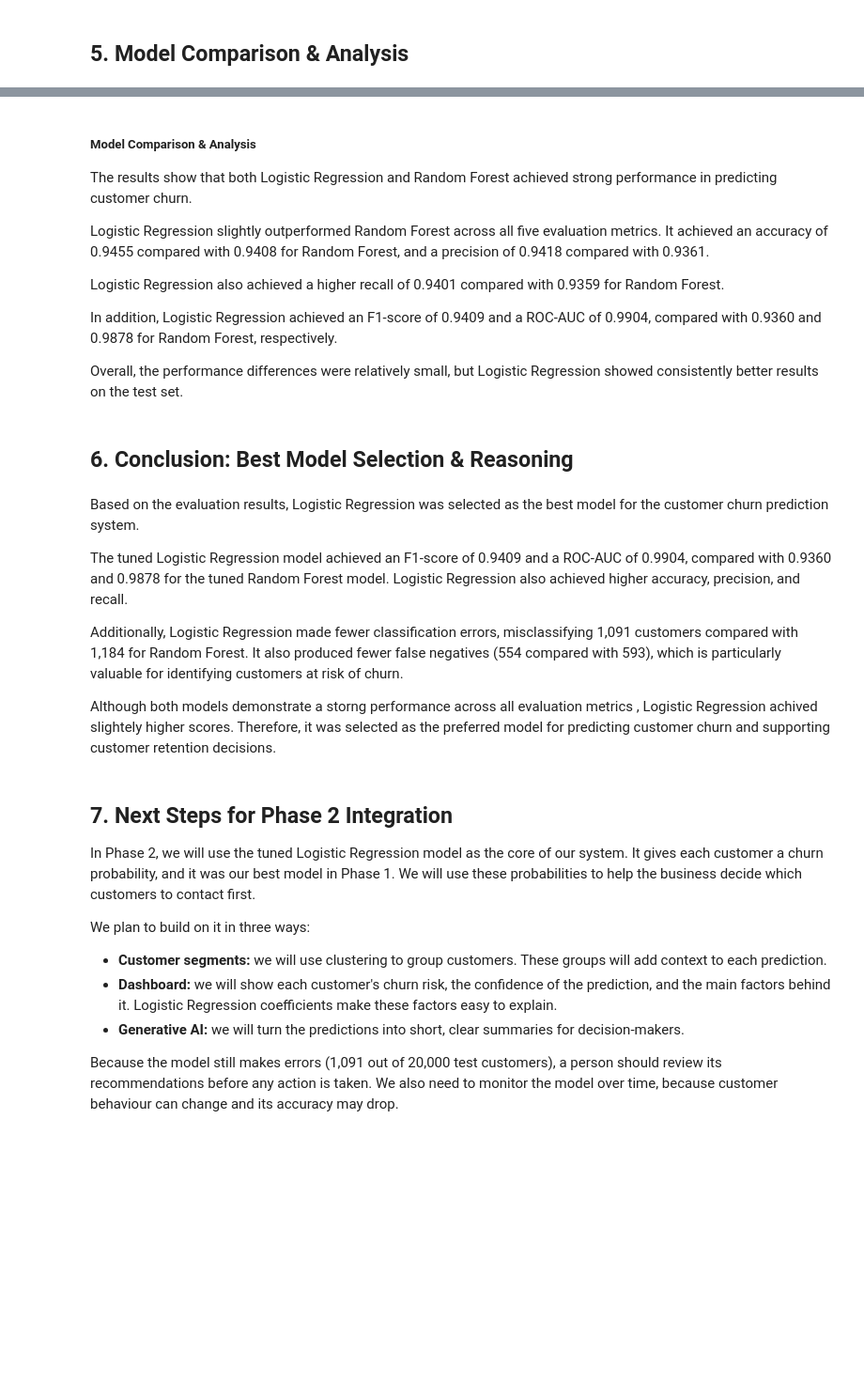
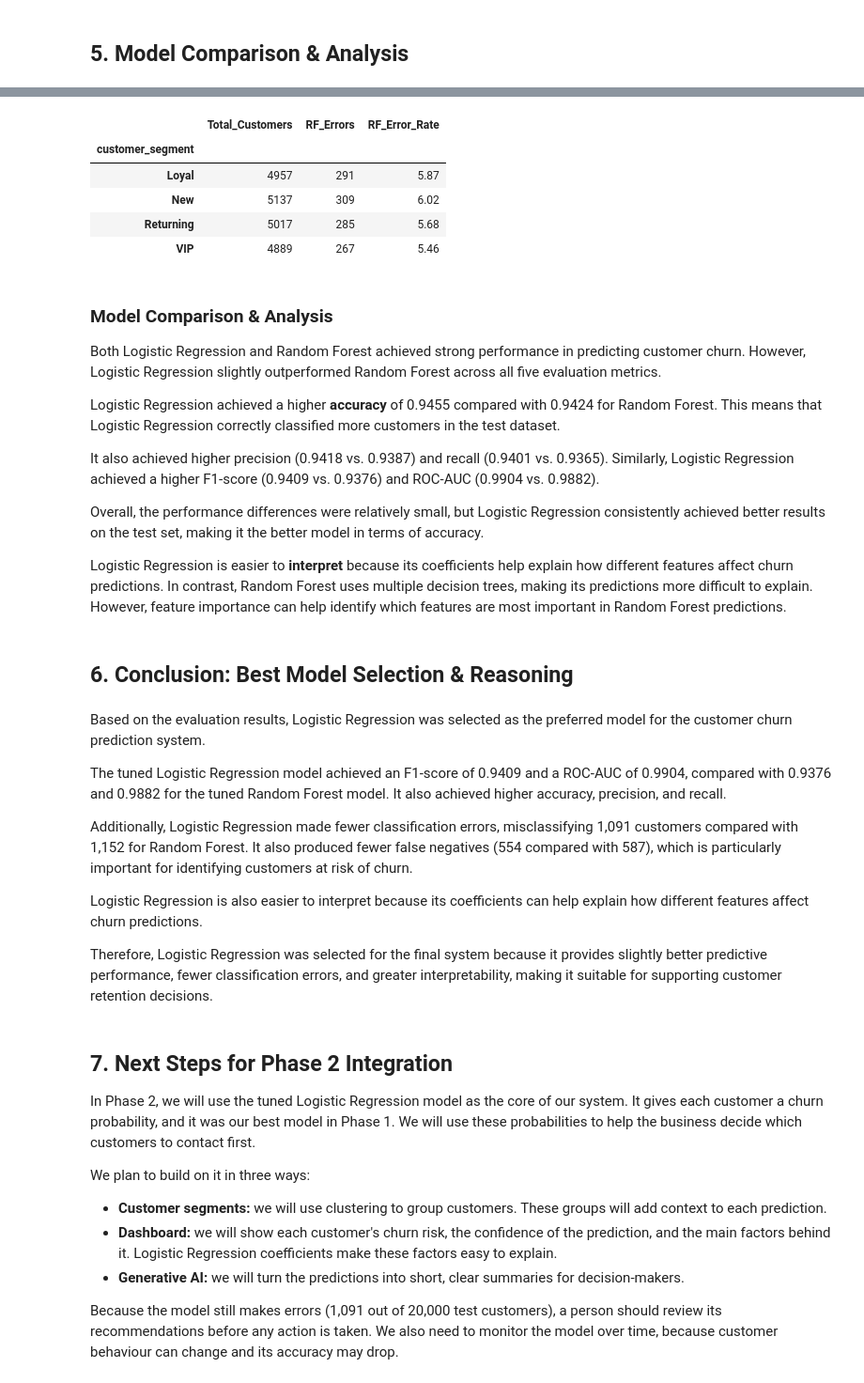
Before and after one commit to jooryA/SWE485-Project-Group6, a Jupyter notebook: Phase1_Supervised_Learning.ipynb, the cells around one changed output, grey strips where cells are left out. Shown at 94% size. Cells and saved outputs as stored; diff of their text form; code cells hidden in the pictures; blank space fills up the shorter version.

```diff
--- a/Phase1_Supervised_Learning.ipynb
+++ b/Phase1_Supervised_Learning.ipynb
@@ -553,0 +670,30 @@ comparison
+# %%
+# Model 2 - Random Forest
+
+# Analyze misclassifications by customer segment
+
+#Read selected data (before hot encoding to fing categories name)
+error_analysis = pd.read_csv("Dataset/Processed/test_selected.csv")
+
+error_analysis["LR_Error"] = (lr_tuned_pred != error_analysis["churn_flag"].to_numpy()).astype(int)
+error_analysis["RF_Error"] = (rf_tuned_pred != error_analysis["churn_flag"].to_numpy()).astype(int)
+
+segment_errors = error_analysis.groupby("customer_segment").agg(
+    Total_Customers=("churn_flag", "size"),
+    LR_Errors=("LR_Error", "sum"),
+    RF_Errors=("RF_Error", "sum"),
+    LR_Error_Rate=("LR_Error", "mean"),
+    RF_Error_Rate=("RF_Error", "mean")
+)
+
+segment_errors["LR_Error_Rate"] = (segment_errors["LR_Error_Rate"] * 100).round(2)
+segment_errors["RF_Error_Rate"] = (segment_errors["RF_Error_Rate"] * 100).round(2)
+
+display(segment_errors)
+# %% [output]
+|  | Total_Customers | RF_Errors | RF_Error_Rate |
+| customer_segment |  |  |  |
+| Loyal | 4957 | 291 | 5.87 |
+| New | 5137 | 309 | 6.02 |
+| Returning | 5017 | 285 | 5.68 |
+| VIP | 4889 | 267 | 5.46 |
@@ -554,26 +720,27 @@ comparison
 # %% [markdown]
-##### Model Comparison & Analysis
+### Model Comparison & Analysis
 
-The results show that both Logistic Regression and Random Forest achieved strong performance in predicting customer churn.
+Both Logistic Regression and Random Forest achieved strong performance in predicting customer churn. However, Logistic Regression slightly outperformed Random Forest across all five evaluation metrics.
 
-Logistic Regression slightly outperformed Random Forest across all five evaluation metrics. It achieved an accuracy of 0.9455 compared with 0.9408 for Random Forest, and a precision of 0.9418 compared with 0.9361.
+Logistic Regression achieved a higher **accuracy** of 0.9455 compared with 0.9424 for Random Forest. This means that Logistic Regression correctly classified more customers in the test dataset.
 
-Logistic Regression also achieved a higher recall of 0.9401 compared with 0.9359 for Random Forest.
+It also achieved higher precision (0.9418 vs. 0.9387) and recall (0.9401 vs. 0.9365). Similarly, Logistic Regression achieved a higher F1-score (0.9409 vs. 0.9376) and ROC-AUC (0.9904 vs. 0.9882).
 
-In addition, Logistic Regression achieved an F1-score of 0.9409 and a ROC-AUC of 0.9904, compared with 0.9360 and 0.9878 for Random Forest, respectively.
+Overall, the performance differences were relatively small, but Logistic Regression consistently achieved better results on the test set, making it the better model in terms of accuracy.
 
-Overall, the performance differences were relatively small, but Logistic Regression showed consistently better results on the test set.
+Logistic Regression is easier to **interpret** because its coefficients help explain how different features affect churn predictions. In contrast, Random Forest uses multiple decision trees, making its predictions more difficult to explain. However, feature importance can help identify which features are most important in Random Forest predictions.
 # %% [markdown]
 ## 6. Conclusion: Best Model Selection & Reasoning
 # %% [markdown]
-Based on the evaluation results, Logistic Regression was selected as the best model for the customer churn prediction system.
+Based on the evaluation results, Logistic Regression was selected as the preferred model for the customer churn prediction system.
 
-The tuned Logistic Regression model achieved an F1-score of 0.9409 and a ROC-AUC of 0.9904, compared with 0.9360 and 0.9878 for the tuned Random Forest model. Logistic Regression also achieved higher accuracy, precision, and recall.
+The tuned Logistic Regression model achieved an F1-score of 0.9409 and a ROC-AUC of 0.9904, compared with 0.9376 and 0.9882 for the tuned Random Forest model. It also achieved higher accuracy, precision, and recall.
 
-Additionally, Logistic Regression made fewer classification errors, misclassifying 1,091 customers compared with 1,184 for Random Forest. It also produced fewer false negatives (554 compared with 593), which is particularly valuable for identifying customers at risk of churn.
+Additionally, Logistic Regression made fewer classification errors, misclassifying 1,091 customers compared with 1,152 for Random Forest. It also produced fewer false negatives (554 compared with 587), which is particularly important for identifying customers at risk of churn.
 
+Logistic Regression is also easier to interpret because its coefficients can help explain how different features affect churn predictions.
 
-Although both models demonstrate a storng performance across all evaluation metrics , Logistic Regression achived slightely higher scores. Therefore, it was selected as the preferred model for predicting customer churn and supporting customer retention decisions.
+Therefore, Logistic Regression was selected for the final system because it provides slightly better predictive performance, fewer classification errors, and greater interpretability, making it suitable for supporting customer retention decisions.
 # %% [markdown]
 ## 7. Next Steps for Phase 2 Integration
 In Phase 2, we will use the tuned Logistic Regression model as the core of our system. It gives each customer a churn probability, and it was our best model in Phase 1. We will use these probabilities to help the business decide which customers to contact first.
```
Also changed, not shown: parts of 15 cells of this notebook.
